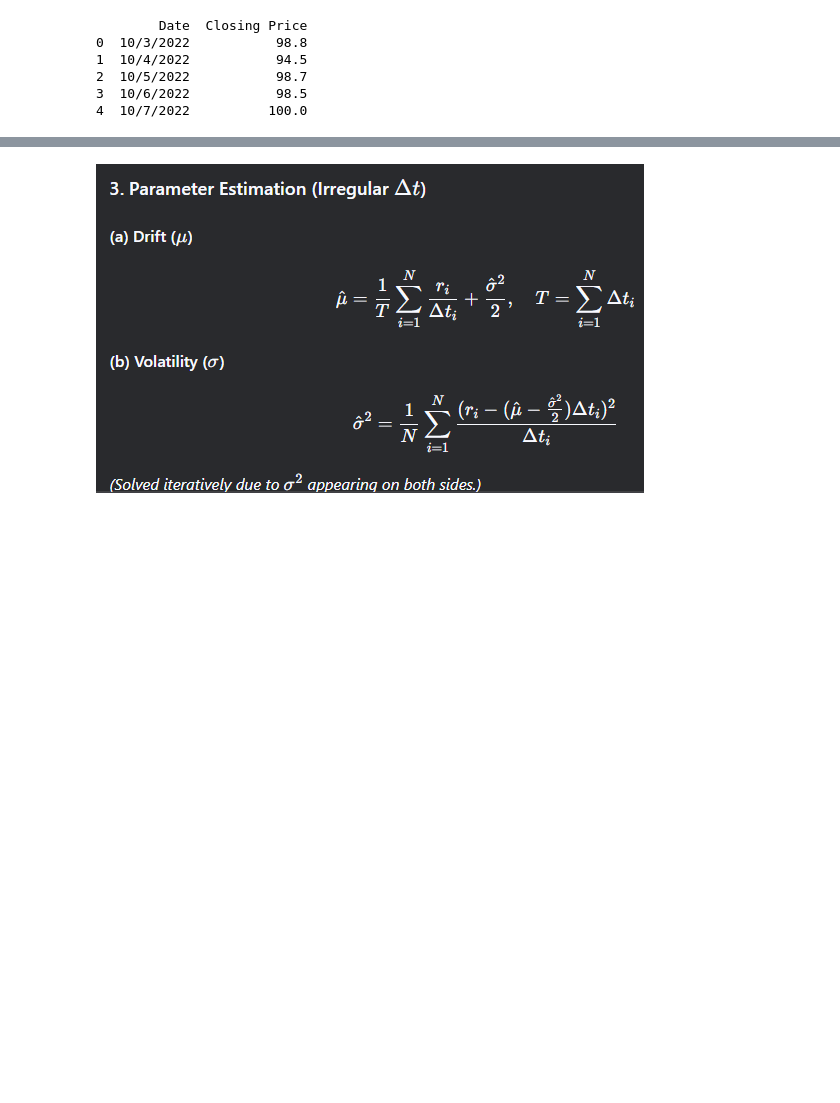
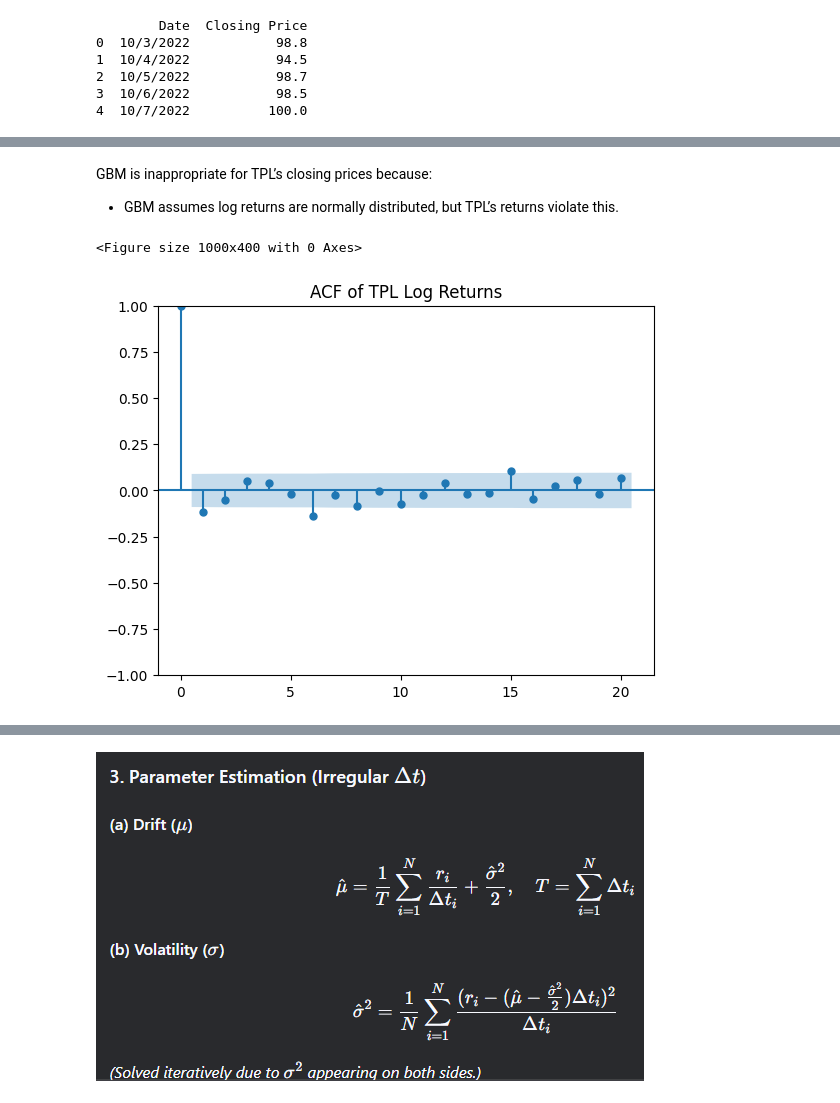
Before and after one commit to yohan2001colombo/DataScience, a Jupyter notebook: Brownian_hw.ipynb, the cells around one changed output, grey strips where cells are left out. Drawn from its saved outputs; the diff is of its cells as text; code cells hidden in the pictures; blank space fills up the shorter version.

```diff
--- a/Brownian_hw.ipynb
+++ b/Brownian_hw.ipynb
@@ -55,0 +75,13 @@ df.head()
+# %% [markdown]
+GBM is inappropriate for TPL’s closing prices because:
+
+* GBM assumes log returns are normally distributed, but TPL’s returns violate this.
+# %%
+from statsmodels.graphics.tsaplots import plot_acf
+
+plt.figure(figsize=(10, 4))
+plot_acf(log_returns, lags=20, alpha=0.05, title="ACF of TPL Log Returns")
+plt.show()
+# %% [output]
+<Figure size 1000x400 with 0 Axes>
+[figure, added]
```
Also changed, not shown: parts of 16 cells of this notebook.
